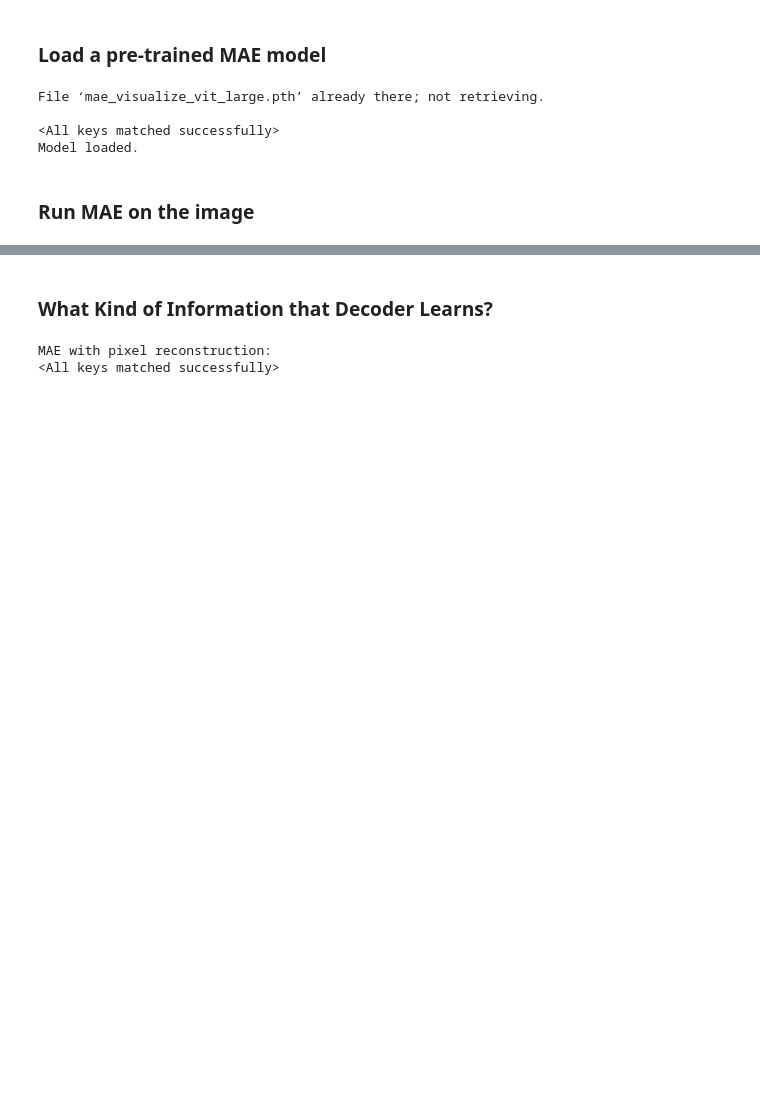
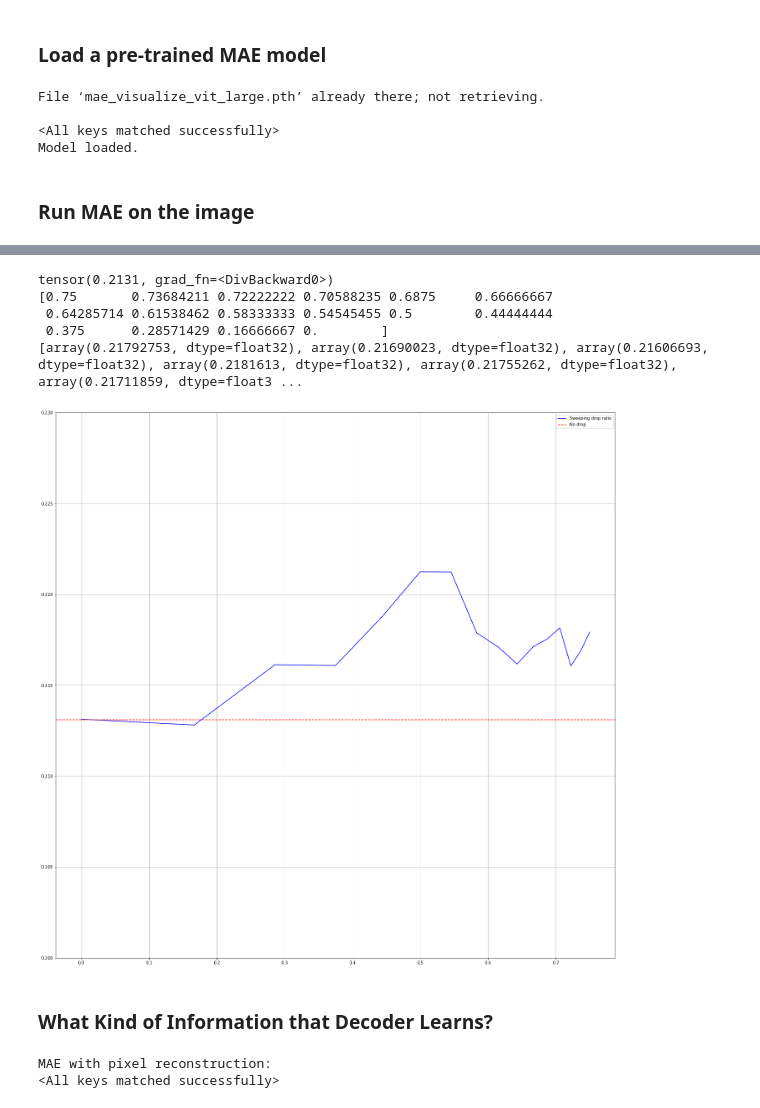
Before and after one commit to SuhongMoon/mae, a Jupyter notebook: mae_visualize.ipynb, the cells around one changed output, grey strips where cells are left out. Saved outputs shown, nothing was run; the diff lists cells and outputs as text; code cells hidden in the pictures; blank space fills up the shorter version.

```diff
--- a/mae_visualize.ipynb
+++ b/mae_visualize.ipynb
@@ -204,3 +225,33 @@ print(loss1_arr.std(), loss2_arr.std())
+# %%
+effective_mask_ratio = 0.75
+mask_ratio_range = np.arange(0.0, 0.8, 0.05)
+loss1_list = []
+loss1_dropped_list = []
+import models_mae
+for mask_ratio in mask_ratio_range:
+    torch.manual_seed(2)
+    drop_ratio = (effective_mask_ratio-mask_ratio)/(1-mask_ratio)
+    print(drop_ratio)
+    loss1, loss1_dropped = run_one_image(img1, model_mae, mask_ratio, drop_ratio)
+    loss1_list.append(loss1.detach().cpu().numpy())
+    loss1_dropped_list.append(loss1_dropped.detach().cpu().numpy())
+
+    print(loss1, loss1_dropped)
+# %%
+drop_ratio_range = (effective_mask_ratio-mask_ratio_range)/(1-mask_ratio_range)
+print(loss1_dropped)
+plt.plot(drop_ratio_range, loss1_dropped_list, color='blue', label='Sweeping drop ratio')
+plt.axhline(y=0.2131, color='r', linestyle='--', label='No drop')
+plt.ylim(0.2, 0.23)
+plt.legend()
+plt.grid()
+# %% [output]
+tensor(0.2131, grad_fn=<DivBackward0>)
+[0.75       0.73684211 0.72222222 0.70588235 0.6875     0.66666667
+ 0.64285714 0.61538462 0.58333333 0.54545455 0.5        0.44444444
+ 0.375      0.28571429 0.16666667 0.        ]
+[array(0.21792753, dtype=float32), array(0.21690023, dtype=float32), array(0.21606693, dtype=float32), array(0.2181613, dtype=float32), array(0.21755262, dtype=float32), array(0.21711859, dtype=float3 ...
+[figure, added]
 # %% [markdown]
 ### What Kind of Information that Decoder Learns?
 # %%
```
Also changed, not shown: parts of 4 cells of this notebook, 1 other file.
